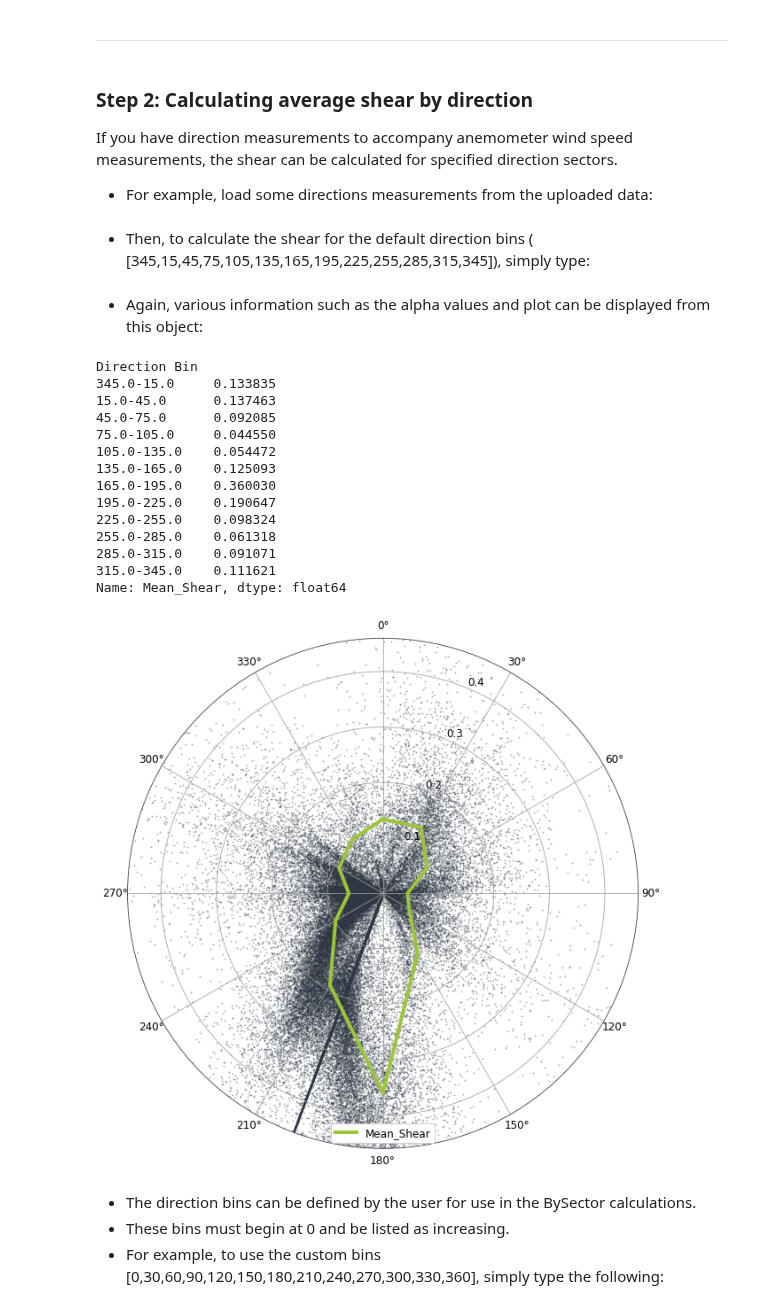
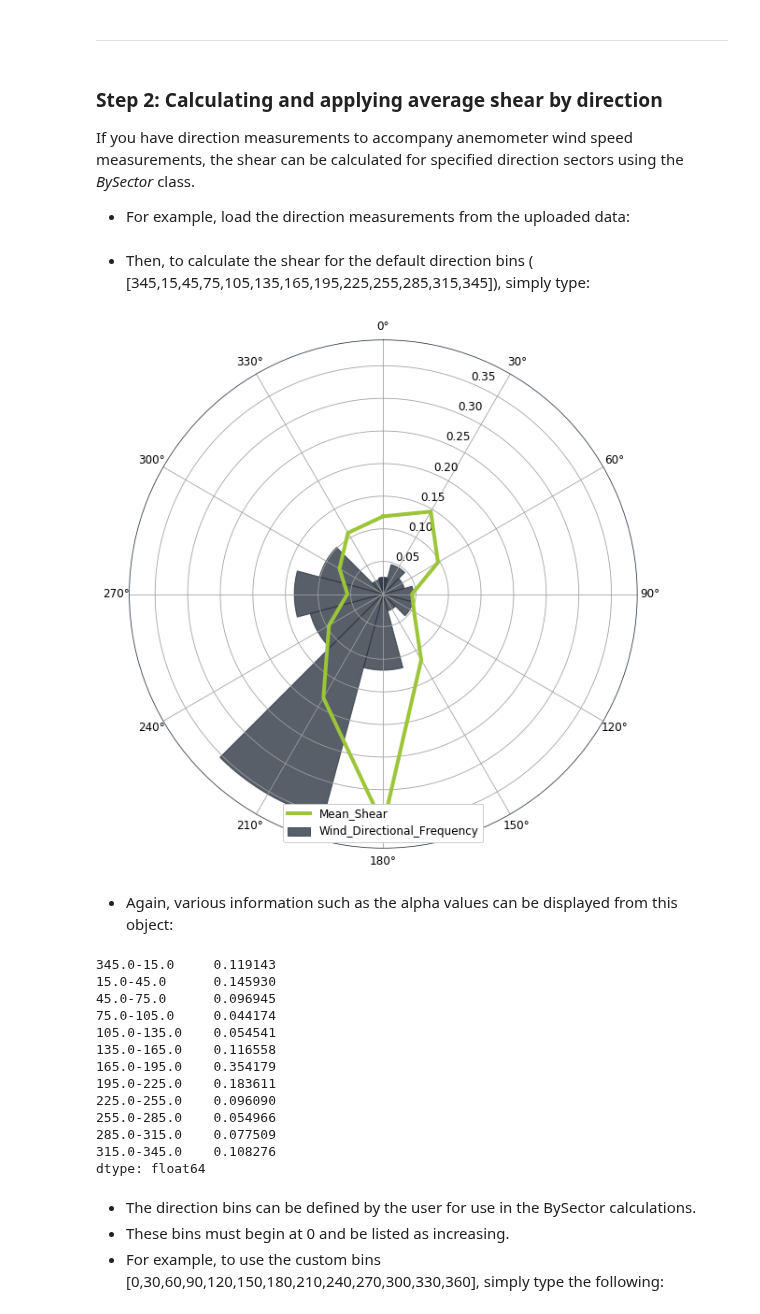
Before and after one commit to brightwind-dev/brightwind, a Jupyter notebook: docs/source/tutorials/how_to_calculate_shear.ipynb, the cells around one changed output. Saved outputs shown, nothing was run; the diff lists cells and outputs as text; code cells hidden in the pictures.

```diff
--- a/docs/source/tutorials/how_to_calculate_shear.ipynb
+++ b/docs/source/tutorials/how_to_calculate_shear.ipynb
@@ -68,39 +143,36 @@ Shear_by_power_law.plot
 # %% [markdown]
 ***
 # %% [markdown]
-### Step 2: Calculating average shear by direction
-If you have direction measurements to accompany anemometer wind speed measurements, the shear can be calculated for specified direction sectors.
+### Step 2: Calculating and applying average shear by direction
+If you have direction measurements to accompany anemometer wind speed measurements, the shear can be calculated for specified direction sectors using the <em>BySector</em> class.
 
-- For example, load some directions measurements from the uploaded data:
+- For example, load the direction measurements from the uploaded data:
 # %%
-direction = data['Dir78mS']
+directions = data['Dir78mS']
 # %% [markdown]
 - Then, to calculate the shear for the default direction bins ( [345,15,45,75,105,135,165,195,225,255,285,315,345]), simply type:
 # %%
-Shear_by_sector = bw.Shear.BySector.calc_alpha(anemometers,heights,direction,return_object=True)
+shear_by_sector_power_law = bw.Shear.BySector(anemometers, heights, directions)
+# %% [output]
+[figure, added]
 # %% [markdown]
-- Again, various information such as the alpha values and plot can be displayed from this object:
+- Again, various information such as the alpha values can be displayed from this object:
 # %%
-Shear_by_sector.alpha
+shear_by_sector_power_law.alpha
 # %% [output]
-Direction Bin
-345.0-15.0     0.133835
-15.0-45.0      0.137463
-45.0-75.0      0.092085
-75.0-105.0     0.044550
-105.0-135.0    0.054472
-135.0-165.0    0.125093
-165.0-195.0    0.360030
-195.0-225.0    0.190647
-225.0-255.0    0.098324
-255.0-285.0    0.061318
-285.0-315.0    0.091071
-315.0-345.0    0.111621
-Name: Mean_Shear, dtype: float64
+345.0-15.0     0.119143
+15.0-45.0      0.145930
+45.0-75.0      0.096945
+75.0-105.0     0.044174
+105.0-135.0    0.054541
+135.0-165.0    0.116558
+165.0-195.0    0.354179
+195.0-225.0    0.183611
+225.0-255.0    0.096090
+255.0-285.0    0.054966
+285.0-315.0    0.077509
+315.0-345.0    0.108276
+dtype: float64
-# %%
-Shear_by_sector.plot
-# %% [output]
-[figure, removed]
 # %% [markdown]
 
 - The direction bins can be defined by the user for use in the BySector calculations.
```
Also changed, not shown: parts of 53 cells of this notebook, 2 other files.
